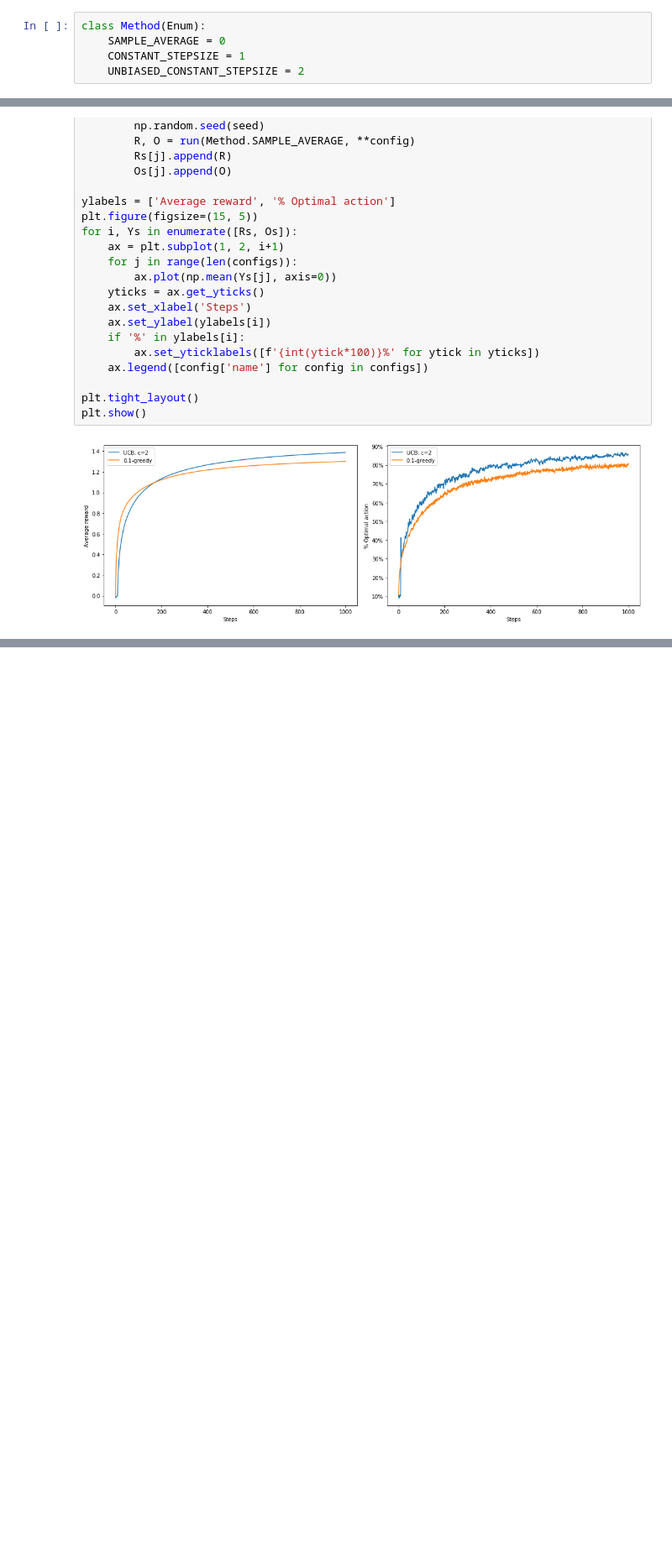
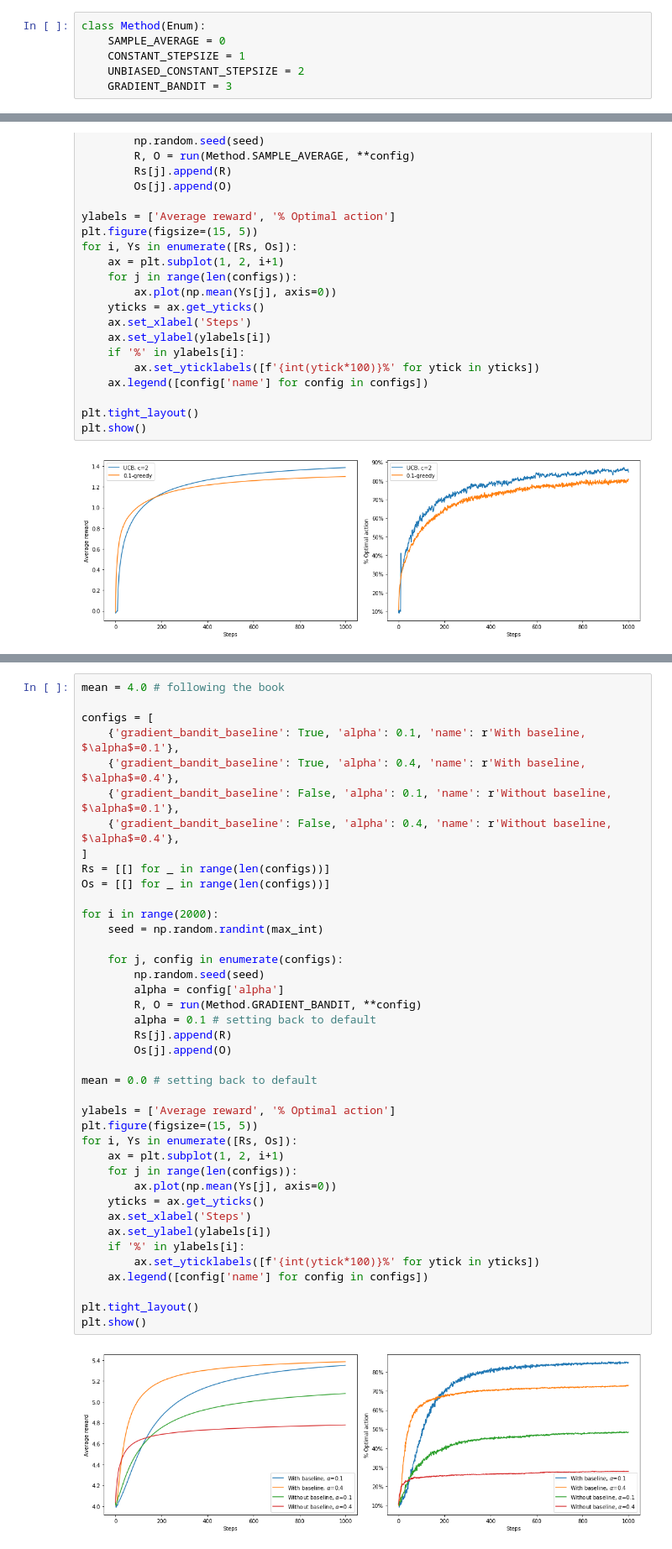
Before and after one commit to kevin1kevin1k/RL-playground, a Jupyter notebook: bandit.ipynb, the cells around one changed output, grey strips where cells are left out. Shown: that part at 84% size. Cells and saved outputs as stored; diff of their text form; blank space fills up the shorter version.

Commit message:
up to section 2.8: gradient bandit

```diff
--- a/bandit.ipynb
+++ b/bandit.ipynb
@@ -16,4 +16,5 @@ class Method(Enum):
     SAMPLE_AVERAGE = 0
     CONSTANT_STEPSIZE = 1
     UNBIASED_CONSTANT_STEPSIZE = 2
+    GRADIENT_BANDIT = 3
 # %%
@@ -219,0 +241,42 @@ plt.show()
+# %%
+mean = 4.0 # following the book
+
+configs = [
+    {'gradient_bandit_baseline': True, 'alpha': 0.1, 'name': r'With baseline, $\alpha$=0.1'},
+    {'gradient_bandit_baseline': True, 'alpha': 0.4, 'name': r'With baseline, $\alpha$=0.4'},
+    {'gradient_bandit_baseline': False, 'alpha': 0.1, 'name': r'Without baseline, $\alpha$=0.1'},
+    {'gradient_bandit_baseline': False, 'alpha': 0.4, 'name': r'Without baseline, $\alpha$=0.4'},
+]
+Rs = [[] for _ in range(len(configs))]
+Os = [[] for _ in range(len(configs))]
+
+for i in range(2000):
+    seed = np.random.randint(max_int)
+
+    for j, config in enumerate(configs):
+        np.random.seed(seed)
+        alpha = config['alpha']
+        R, O = run(Method.GRADIENT_BANDIT, **config)
+        alpha = 0.1 # setting back to default
+        Rs[j].append(R)
+        Os[j].append(O)
+
+mean = 0.0 # setting back to default
+
+ylabels = ['Average reward', '% Optimal action']
+plt.figure(figsize=(15, 5))
+for i, Ys in enumerate([Rs, Os]):
+    ax = plt.subplot(1, 2, i+1)
+    for j in range(len(configs)):
+        ax.plot(np.mean(Ys[j], axis=0))
+    yticks = ax.get_yticks()
+    ax.set_xlabel('Steps')
+    ax.set_ylabel(ylabels[i])
+    if '%' in ylabels[i]:
+        ax.set_yticklabels([f'{int(ytick*100)}%' for ytick in yticks])
+    ax.legend([config['name'] for config in configs])
+
+plt.tight_layout()
+plt.show()
+# %% [output]
+[figure, added]
```
Also changed, not shown: parts of 4 cells of this notebook.
